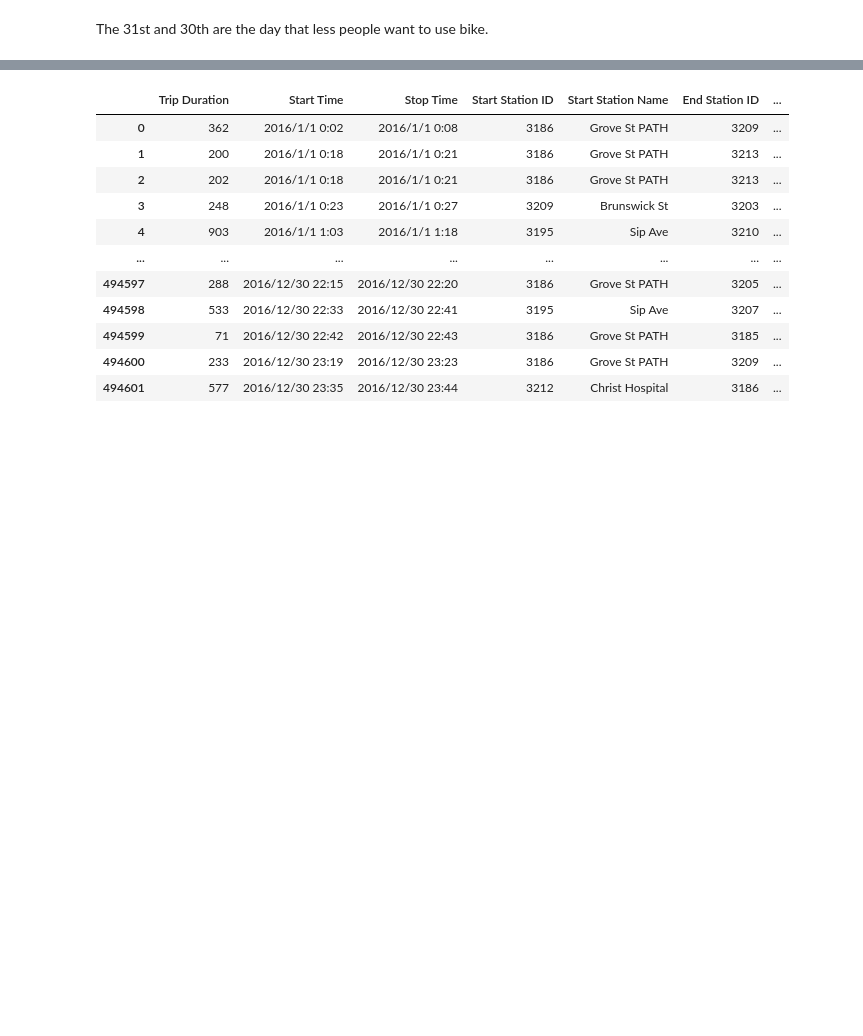
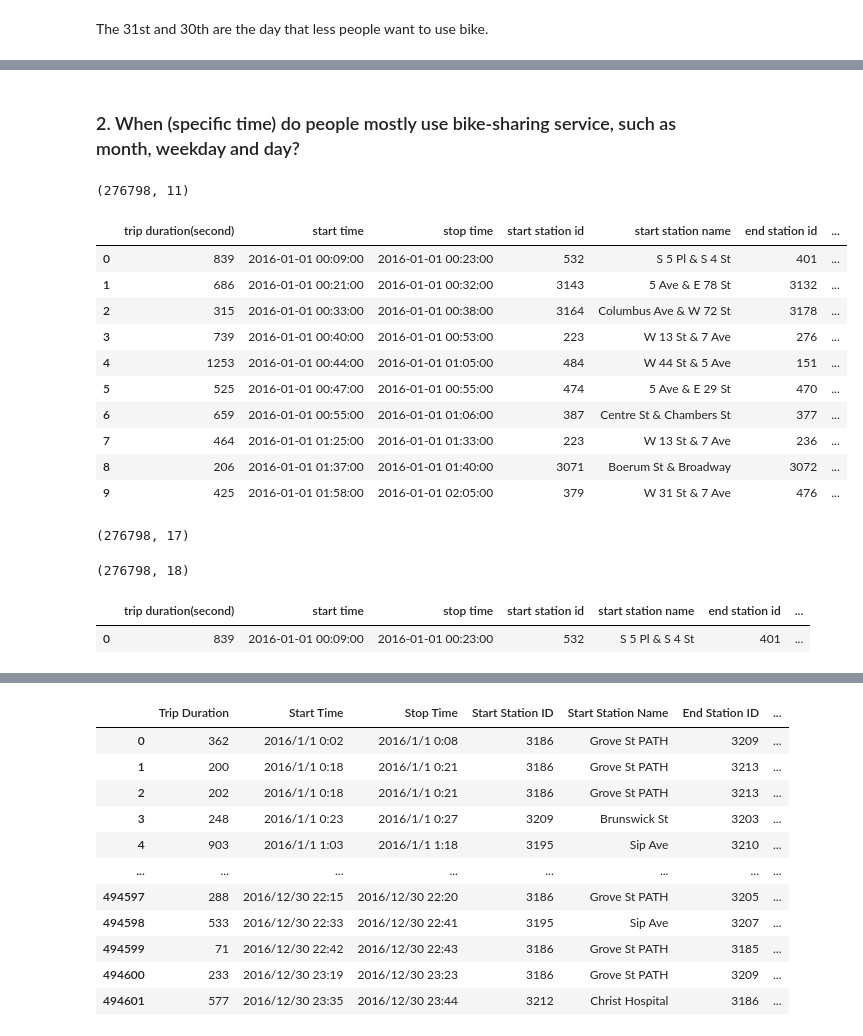
Before and after one commit to sunpark92/DAV-5400, a Jupyter notebook: SHPark_ManYang_Final Project.ipynb, the cells around one changed output, grey strips where cells are left out. Saved outputs shown, nothing was run; the diff lists cells and outputs as text; code cells hidden in the pictures; blank space fills up the shorter version.

```diff
--- a/SHPark_ManYang_Final Project.ipynb
+++ b/SHPark_ManYang_Final Project.ipynb
@@ -1323,0 +1356,57 @@ We also could know people usually used this service during the weekend longer th
+# %% [markdown]
+### 2. When (specific time) do people mostly use bike-sharing service, such as month, weekday and day?
+# %%
+# read the NYC2016.csv file from github
+# rename the columns name
+# print the result with head 10
+nybike=pd.read_csv('https://raw.githubusercontent.com/sunpark92/DAV-5400/master/NYC-CitiBike%202016.csv',parse_dates=['starttime','stoptime'])
+print(nybike.shape)
+nybike.columns = ['trip duration(second)', 'start time', 'stop time', 'start station id', 'start station name','end station id','end station name','bike id','user type','birth_year','gender']
+nybike
+nybike.head(10)
+# %% [output]
+(276798, 11)
+|  | trip duration(second) | start time | stop time | start station id | start station name | end station id | ... |
+| 0 | 839 | 2016-01-01 00:09:00 | 2016-01-01 00:23:00 | 532 | S 5 Pl & S 4 St | 401 | ... |
+| 1 | 686 | 2016-01-01 00:21:00 | 2016-01-01 00:32:00 | 3143 | 5 Ave & E 78 St | 3132 | ... |
+| 2 | 315 | 2016-01-01 00:33:00 | 2016-01-01 00:38:00 | 3164 | Columbus Ave & W 72 St | 3178 | ... |
+| 3 | 739 | 2016-01-01 00:40:00 | 2016-01-01 00:53:00 | 223 | W 13 St & 7 Ave | 276 | ... |
+| 4 | 1253 | 2016-01-01 00:44:00 | 2016-01-01 01:05:00 | 484 | W 44 St & 5 Ave | 151 | ... |
+| 5 | 525 | 2016-01-01 00:47:00 | 2016-01-01 00:55:00 | 474 | 5 Ave & E 29 St | 470 | ... |
+| 6 | 659 | 2016-01-01 00:55:00 | 2016-01-01 01:06:00 | 387 | Centre St & Chambers St | 377 | ... |
+| 7 | 464 | 2016-01-01 01:25:00 | 2016-01-01 01:33:00 | 223 | W 13 St & 7 Ave | 236 | ... |
+| 8 | 206 | 2016-01-01 01:37:00 | 2016-01-01 01:40:00 | 3071 | Boerum St & Broadway | 3072 | ... |
+| 9 | 425 | 2016-01-01 01:58:00 | 2016-01-01 02:05:00 | 379 | W 31 St & 7 Ave | 476 | ... |
+# %%
+# clean up the star time column
+#use shape function to get the results
+nybike["year"] = nybike["start time"].dt.year
+nybike["month"] = nybike["start time"].dt.month
+nybike["day"] = nybike["start time"].dt.day
+nybike["hour"] = nybike["start time"].dt.hour
+nybike["minute"] = nybike["start time"].dt.minute
+nybike["second"] = nybike["start time"].dt.second
+
+nybike["year"] = nybike["stop time"].dt.year
+nybike["month"] = nybike["stop time"].dt.month
+nybike["day"] = nybike["stop time"].dt.day
+nybike["hour"] = nybike["stop time"].dt.hour
+nybike["minute"] = nybike["stop time"].dt.minute
+nybike["second"] = nybike["stop time"].dt.second
+
+nybike.shape
+# %% [output]
+(276798, 17)
+# %%
+# create a new column that shows the weekday
+# print the shape results
+nybike['day of week']=nybike['start time'].dt.dayofweek
+print(nybike.shape)
+# %% [output]
+(276798, 18)
+# %%
+# print the results with head 1
+nybike.head(1)
+# %% [output]
+|  | trip duration(second) | start time | stop time | start station id | start station name | end station id | ... |
+| 0 | 839 | 2016-01-01 00:09:00 | 2016-01-01 00:23:00 | 532 | S 5 Pl & S 4 St | 401 | ... |
```
Also changed, not shown: parts of 27 cells of this notebook.
